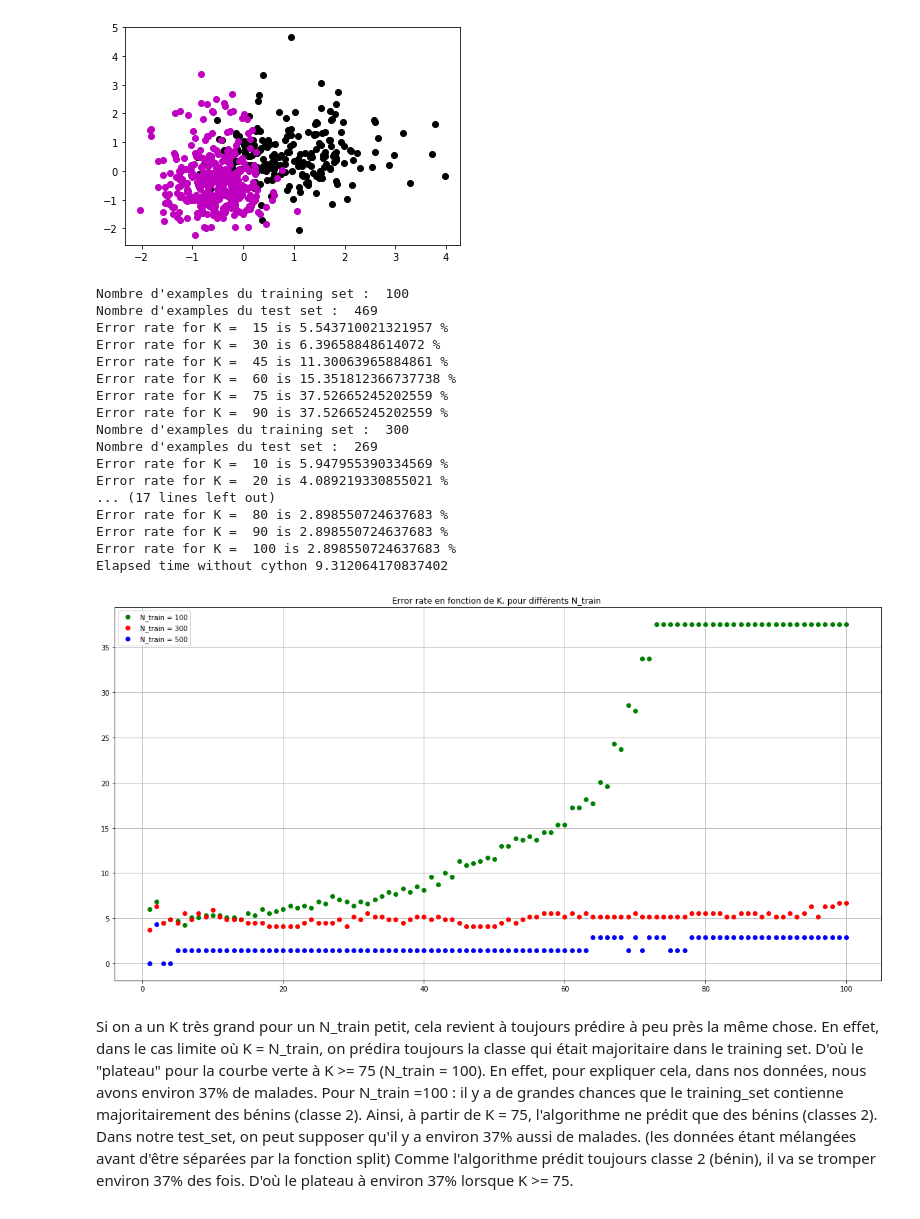
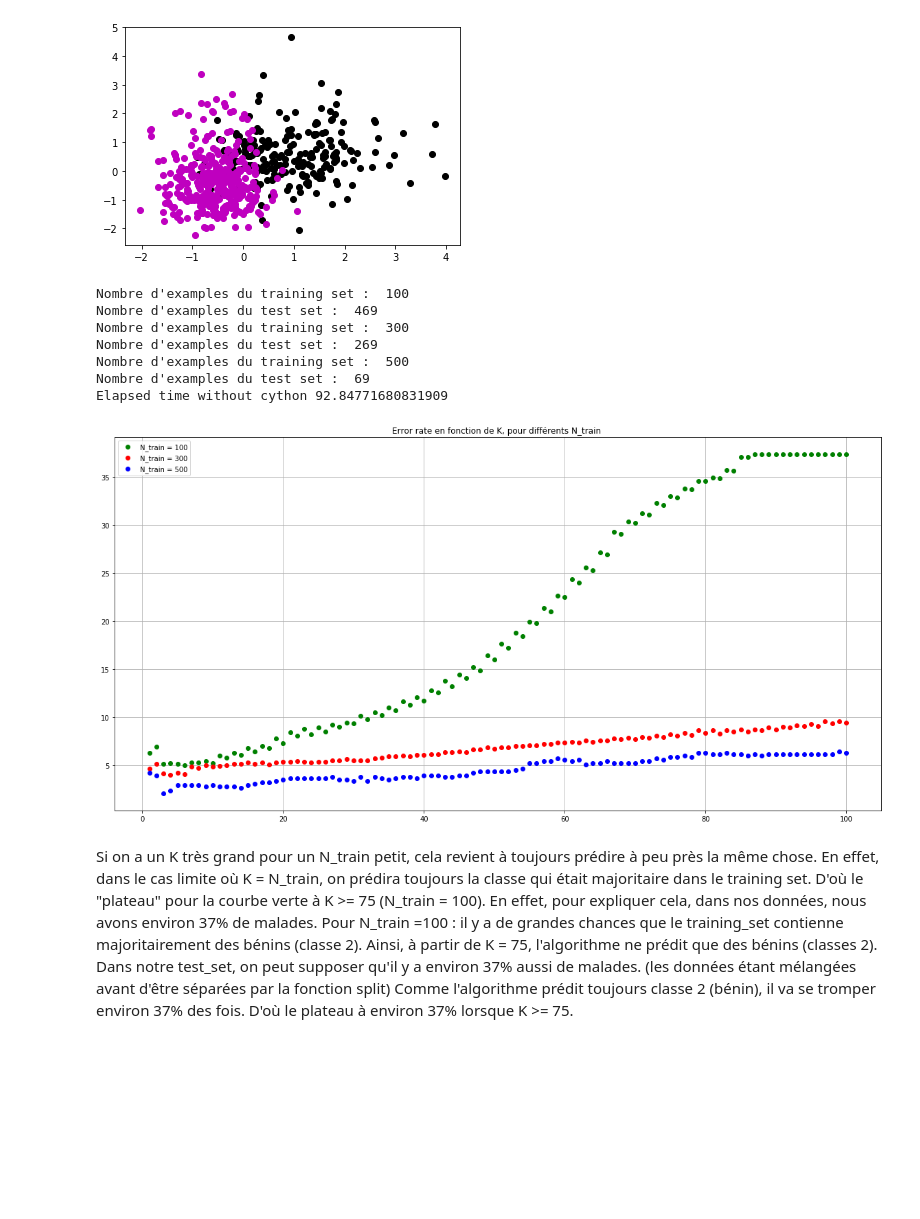
Before and after one commit to cindytrinh/Pyt_tps, a Jupyter notebook: TP4_DUROUCHOUX_TRINH/TP4/TP4_DUROUCHOUX_TRINH.ipynb, the cells around one changed output. Saved outputs shown, nothing was run; the diff lists cells and outputs as text; code cells hidden in the pictures; blank space fills up the shorter version.

```diff
--- a/TP4_DUROUCHOUX_TRINH/TP4/TP4_DUROUCHOUX_TRINH.ipynb
+++ b/TP4_DUROUCHOUX_TRINH/TP4/TP4_DUROUCHOUX_TRINH.ipynb
@@ -326,86 +326,88 @@ def knn_algo_deux (K,train_set,test_set):
 
     accuracy = np.sum(class_test == predic_class)/N_test
     error_rate = (1 - accuracy)*100  # en pourcentage
-    return error_rate, predic_class
+    return error_rate
 # %%
 ### Test with various training set
+# We are going to test the knn algorithm with different number of training sets, N_train = 100,300,500
+# for each N_train, we compute the error rate for K =1 to K=nb_test.
+# Instead of splitting the data only once, we split the data nb_split_train times and average out the
+# error_rate
+
 tic = time.time()
 
+
+## Settings
+nb_test = 100 # number of values of K we want to test
+nb_split_train = 10 # number of times we split (we will average)
 norm_data,_,_ = normalize_data(data)
-####
 plt.figure(figsize= (20,10))
+
+#### 1)
 N_train = 100 # number of examples of the data we want to keep for the training set
 train_set,test_set,N_test = split_data(norm_data,N_train)
 print("Nombre d'examples du training set : ",N_train)
 print("Nombre d'examples du test set : ", N_test)
+error_rate = np.zeros((nb_test,nb_split_train))
 
-nb_test = 100 # number of values of K we want to test
-error_rate = np.zeros(nb_test)
-for K in range (1,nb_test + 1):
-    error_rate[K-1],_ = knn_algo_deux(K,train_set,test_set)
-    if K%15 == 0:
-        print("Error rate for K = ",K, "is",error_rate[K-1], "%" )
+for i in range (nb_split_train):
+    train_set,test_set,N_test = split_data(norm_data,N_train)
+    for K in range (1,nb_test + 1):
+        error_rate[K-1][i] = knn_algo_deux(K,train_set,test_set)
 
-plt.plot(np.arange(1,nb_test+1),error_rate,'go', label = "N_train = " + str(N_train))
+mean_error_rate = np.mean(error_rate,axis=1)
+
+plt.plot(np.arange(1,nb_test+1), mean_error_rate,'go', label = "N_train = " + str(N_train))
 ###
 
 
-####
+#### 2)
 N_train = 300 # number of examples of the data we want to keep for the training set
 train_set,test_set,N_test = split_data(norm_data,N_train)
 print("Nombre d'examples du training set : ",N_train)
 print("Nombre d'examples du test set : ", N_test)
+error_rate = np.zeros((nb_test,nb_split_train))
 
-nb_test = 100 # number of values of K we want to test
-error_rate = np.zeros(nb_test)
-for K in range (1,nb_test + 1):
-    error_rate[K-1],_ = knn_algo_deux(K,train_set,test_set)
-    if K%10 == 0:
-        print("Error rate for K = ",K, "is",error_rate[K-1], "%" )
+for i in range (nb_split_train):
+    train_set,test_set,N_test = split_data(norm_data,N_train)
+    for K in range (1,nb_test + 1):
+        error_rate[K-1][i] = knn_algo_deux(K,train_set,test_set)
 
-plt.plot(np.arange(1,nb_test+1),error_rate,'ro', label = "N_train = " + str(N_train))
+mean_error_rate = np.mean(error_rate,axis=1)
+plt.plot(np.arange(1,nb_test+1),mean_error_rate,'ro', label = "N_train = " + str(N_train))
 ###
 
 
-####
+#### 3)
 N_train = 500 # number of examples of the data we want to keep for the training set
 train_set,test_set,N_test = split_data(norm_data,N_train)
 print("Nombre d'examples du training set : ",N_train)
 print("Nombre d'examples du test set : ", N_test)
+error_rate = np.zeros((nb_test,nb_split_train))
 
-nb_test = 100 # number of values of K we want to test
-error_rate = np.zeros(nb_test)
-for K in range (1,nb_test + 1):
-    error_rate[K-1],_ = knn_algo_deux(K,train_set,test_set)
-    if K%10 == 0:
-        print("Error rate for K = ",K, "is",error_rate[K-1], "%" )
+for i in range (nb_split_train):
+    train_set,test_set,N_test = split_data(norm_data,N_train)
+    for K in range (1,nb_test + 1):
+        error_rate[K-1][i] = knn_algo_deux(K,train_set,test_set)
 
-plt.plot(np.arange(1,nb_test+1),error_rate,'bo', label = "N_train = " + str(N_train))
+mean_error_rate = np.mean(error_rate,axis=1)
+
+plt.plot(np.arange(1,nb_test+1),mean_error_rate,'bo', label = "N_train = " + str(N_train))
 plt.legend()
 plt.title("Error rate en fonction de K, pour différents N_train ")
 plt.grid()
 ###
 toc = time.time()
 print("Elapsed time without cython",toc-tic)
 # %% [output]
 Nombre d'examples du training set :  100
 Nombre d'examples du test set :  469
-Error rate for K =  15 is 5.543710021321957 %
-Error rate for K =  30 is 6.39658848614072 %
-Error rate for K =  45 is 11.30063965884861 %
-Error rate for K =  60 is 15.351812366737738 %
-Error rate for K =  75 is 37.52665245202559 %
-Error rate for K =  90 is 37.52665245202559 %
 Nombre d'examples du training set :  300
 Nombre d'examples du test set :  269
-Error rate for K =  10 is 5.947955390334569 %
-Error rate for K =  20 is 4.089219330855021 %
-... (17 lines left out)
-Error rate for K =  80 is 2.898550724637683 %
-Error rate for K =  90 is 2.898550724637683 %
-Error rate for K =  100 is 2.898550724637683 %
-Elapsed time without cython 9.312064170837402
+Nombre d'examples du training set :  500
+Nombre d'examples du test set :  69
+Elapsed time without cython 92.84771680831909
-[figure, old version]
+[figure, new version]
 # %% [markdown]
 Si on a un K très grand pour un N_train petit, cela revient à toujours prédire à peu près la même chose. En effet, dans le cas limite où K = N_train, on prédira toujours la classe qui était majoritaire dans le training set. D'où le "plateau" pour la courbe verte à K >= 75 (N_train = 100).
 En effet, pour expliquer cela, dans nos données, nous avons environ 37% de malades. Pour N_train =100 :  il y a de grandes chances que le training_set contienne majoritairement des bénins (classe 2). Ainsi, à partir de K = 75, l'algorithme ne prédit que des bénins (classes 2). Dans notre test_set, on peut supposer qu'il y a environ 37% aussi de malades. (les données étant mélangées avant d'être séparées par la fonction split) Comme l'algorithme prédit toujours classe 2 (bénin), il va se tromper environ 37% des fois. D'où le plateau à environ 37% lorsque K >= 75.
```
Also changed, not shown: parts of 2 cells of this notebook, 7 other files.
